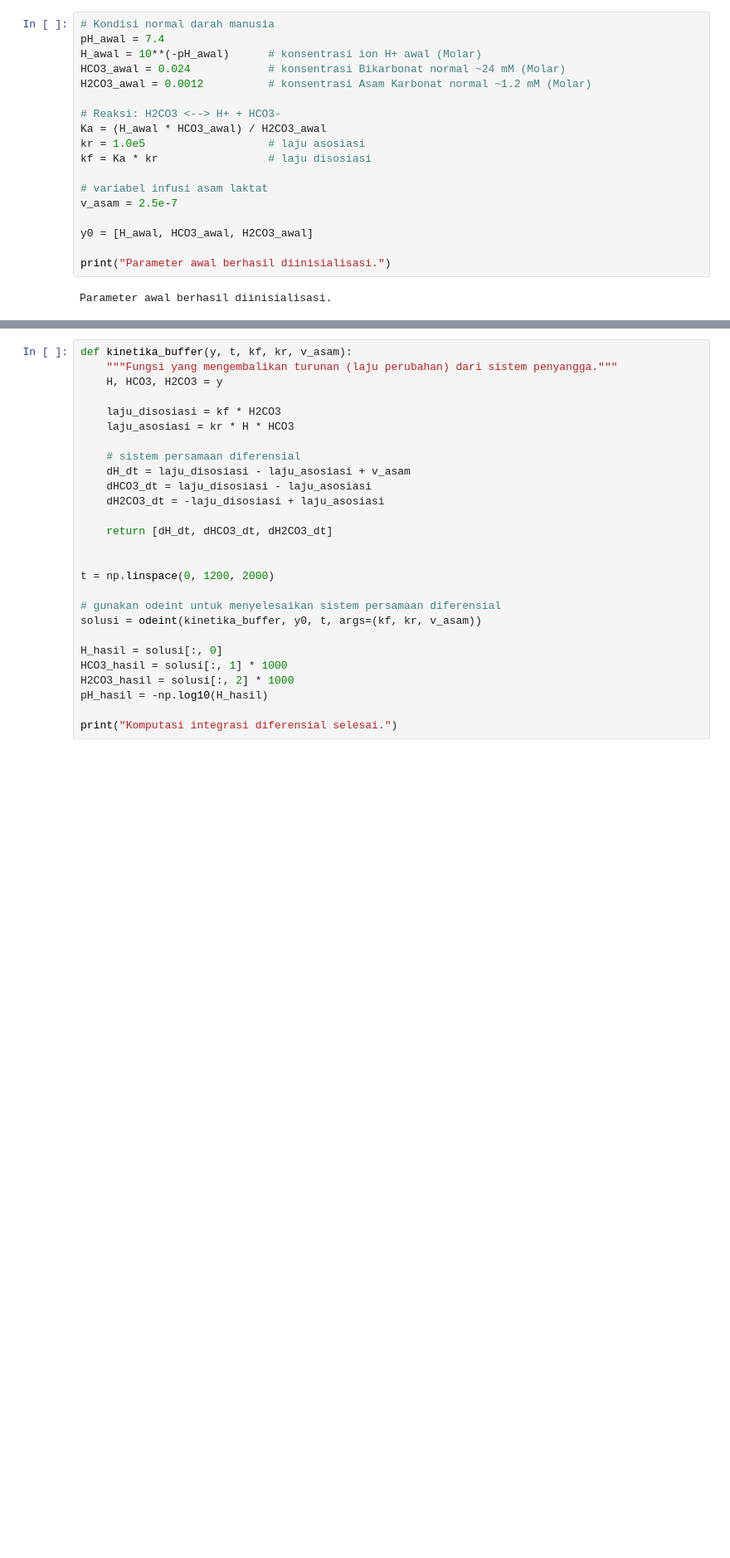
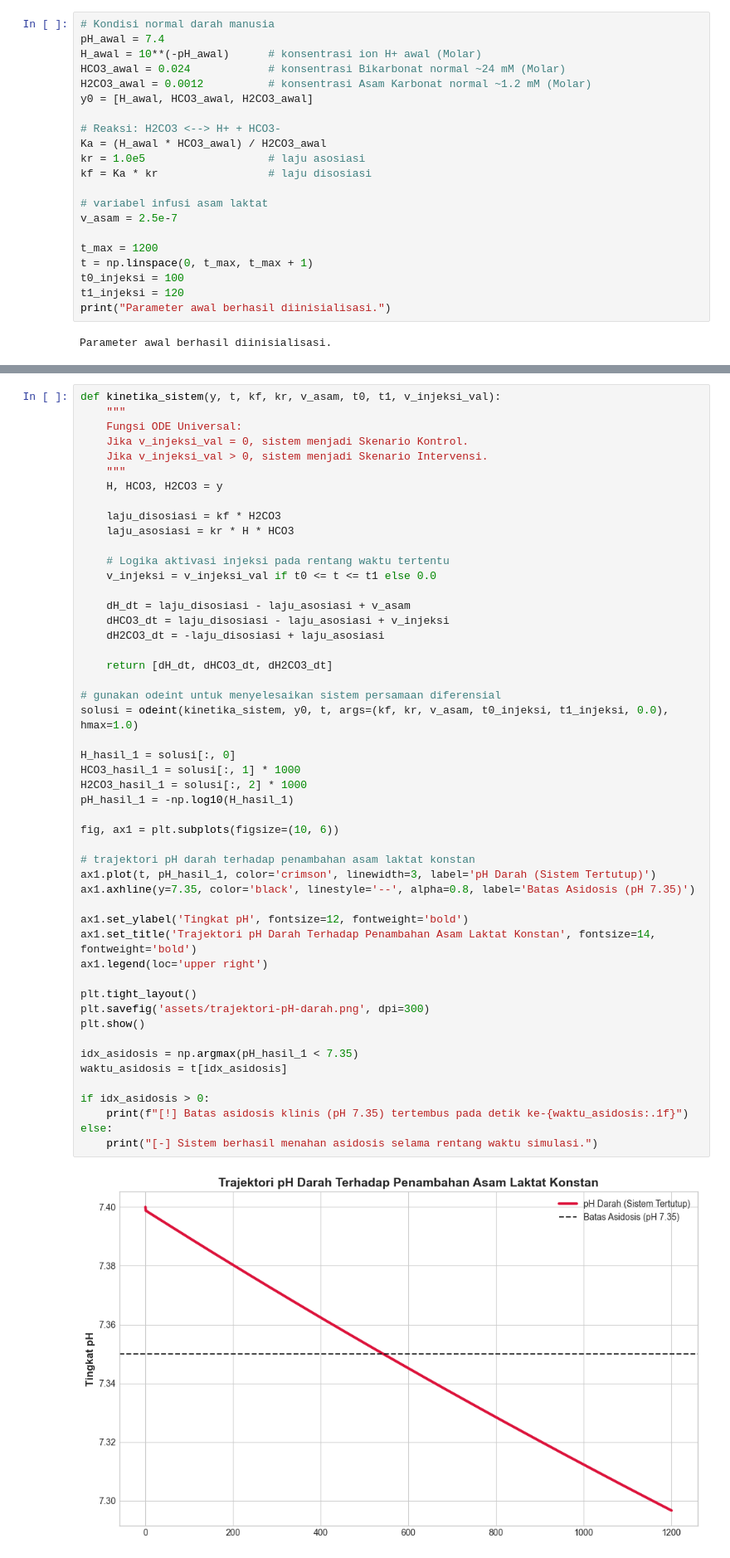
Before and after one commit to rafenmaxxx/Tubes-KDS, a Jupyter notebook: simulasi.ipynb, the cells around one changed output, grey strips where cells are left out. Shown at 83% size. Saved outputs shown, nothing was run; the diff lists cells and outputs as text; blank space fills up the shorter version.

```diff
--- a/simulasi.ipynb
+++ b/simulasi.ipynb
@@ -18,6 +19,7 @@ pH_awal = 7.4
 H_awal = 10**(-pH_awal)      # konsentrasi ion H+ awal (Molar)
 HCO3_awal = 0.024            # konsentrasi Bikarbonat normal ~24 mM (Molar)
 H2CO3_awal = 0.0012          # konsentrasi Asam Karbonat normal ~1.2 mM (Molar)
+y0 = [H_awal, HCO3_awal, H2CO3_awal]
 
 # Reaksi: H2CO3 <--> H+ + HCO3-
 Ka = (H_awal * HCO3_awal) / H2CO3_awal
@@ -27,8 +29,10 @@ kf = Ka * kr                 # laju disosiasi
 # variabel infusi asam laktat
 v_asam = 2.5e-7
 
-y0 = [H_awal, HCO3_awal, H2CO3_awal]
-
+t_max = 1200
+t = np.linspace(0, t_max, t_max + 1)
+t0_injeksi = 100
+t1_injeksi = 120
 print("Parameter awal berhasil diinisialisasi.")
 # %% [output]
 Parameter awal berhasil diinisialisasi.
@@ -39,30 +44,54 @@ Sistem ini menggunakan Hukum Aksi Massa untuk memodelkan laju perubahan molarita
 2. $\frac{d[HCO_3^-]}{dt} = k_f[H_2CO_3] - k_r[H^+][HCO_3^-]$
 3. $\frac{d[H_2CO_3]}{dt} = -k_f[H_2CO_3] + k_r[H^+][HCO_3^-]$
 # %%
-def kinetika_buffer(y, t, kf, kr, v_asam):
-    """Fungsi yang mengembalikan turunan (laju perubahan) dari sistem penyangga."""
+def kinetika_sistem(y, t, kf, kr, v_asam, t0, t1, v_injeksi_val):
+    """
+    Fungsi ODE Universal:
+    Jika v_injeksi_val = 0, sistem menjadi Skenario Kontrol.
+    Jika v_injeksi_val > 0, sistem menjadi Skenario Intervensi.
+    """
     H, HCO3, H2CO3 = y
 
     laju_disosiasi = kf * H2CO3
     laju_asosiasi = kr * H * HCO3
 
-    # sistem persamaan diferensial
+    # Logika aktivasi injeksi pada rentang waktu tertentu
+    v_injeksi = v_injeksi_val if t0 <= t <= t1 else 0.0
+
     dH_dt = laju_disosiasi - laju_asosiasi + v_asam
-    dHCO3_dt = laju_disosiasi - laju_asosiasi
+    dHCO3_dt = laju_disosiasi - laju_asosiasi + v_injeksi
     dH2CO3_dt = -laju_disosiasi + laju_asosiasi
 
     return [dH_dt, dHCO3_dt, dH2CO3_dt]
 
+# gunakan odeint untuk menyelesaikan sistem persamaan diferensial
+solusi = odeint(kinetika_sistem, y0, t, args=(kf, kr, v_asam, t0_injeksi, t1_injeksi, 0.0), hmax=1.0)
 
-t = np.linspace(0, 1200, 2000)
+H_hasil_1 = solusi[:, 0]
+HCO3_hasil_1 = solusi[:, 1] * 1000
+H2CO3_hasil_1 = solusi[:, 2] * 1000
+pH_hasil_1 = -np.log10(H_hasil_1)
 
-# gunakan odeint untuk menyelesaikan sistem persamaan diferensial
-solusi = odeint(kinetika_buffer, y0, t, args=(kf, kr, v_asam))
+fig, ax1 = plt.subplots(figsize=(10, 6))
 
-H_hasil = solusi[:, 0]
-HCO3_hasil = solusi[:, 1] * 1000
-H2CO3_hasil = solusi[:, 2] * 1000
-pH_hasil = -np.log10(H_hasil)
+# trajektori pH darah terhadap penambahan asam laktat konstan
+ax1.plot(t, pH_hasil_1, color='crimson', linewidth=3, label='pH Darah (Sistem Tertutup)')
+ax1.axhline(y=7.35, color='black', linestyle='--', alpha=0.8, label='Batas Asidosis (pH 7.35)')
 
-print("Komputasi integrasi diferensial selesai.")
+ax1.set_ylabel('Tingkat pH', fontsize=12, fontweight='bold')
+ax1.set_title('Trajektori pH Darah Terhadap Penambahan Asam Laktat Konstan', fontsize=14, fontweight='bold')
+ax1.legend(loc='upper right')
+
+plt.tight_layout()
+plt.savefig('assets/trajektori-pH-darah.png', dpi=300)
+plt.show()
+
+idx_asidosis = np.argmax(pH_hasil_1 < 7.35)
+waktu_asidosis = t[idx_asidosis]
+
+if idx_asidosis > 0:
+    print(f"[!] Batas asidosis klinis (pH 7.35) tertembus pada detik ke-{waktu_asidosis:.1f}")
+else:
+    print("[-] Sistem berhasil menahan asidosis selama rentang waktu simulasi.")
 # %% [output]
+[figure, added]
```
Also changed, not shown: parts of 13 cells of this notebook, 3 other files.
